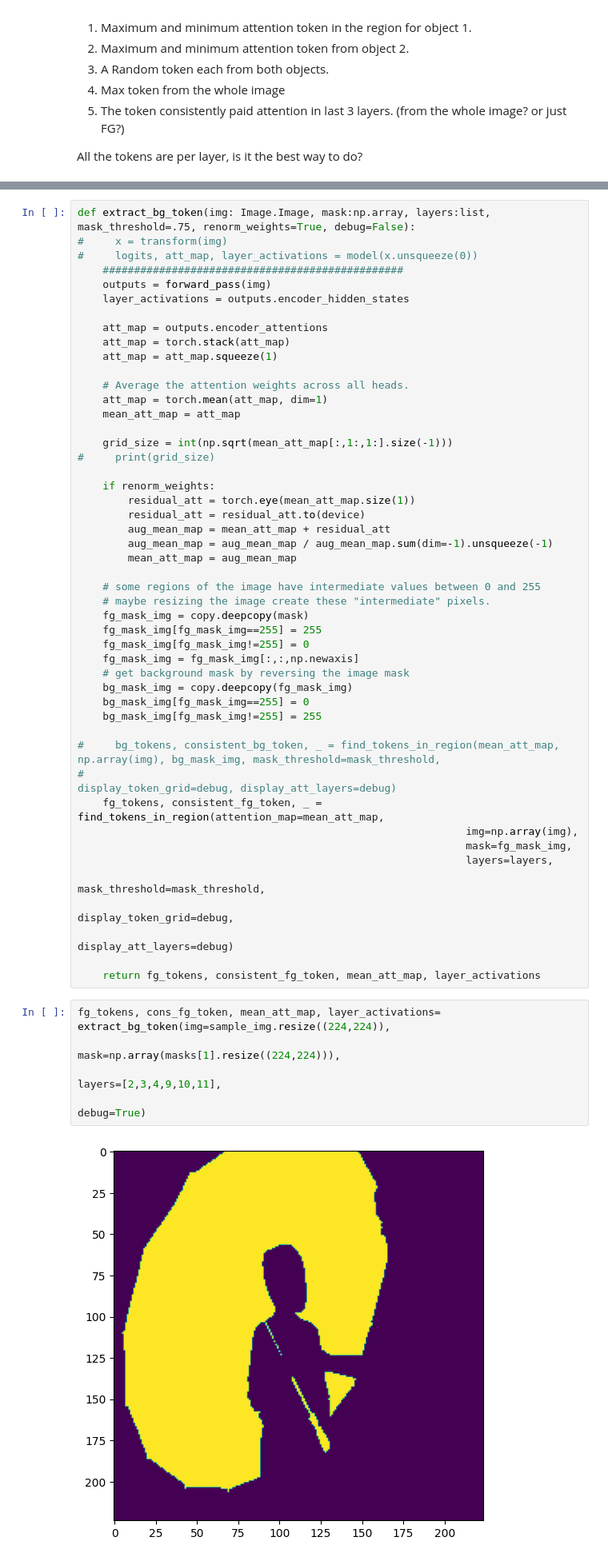
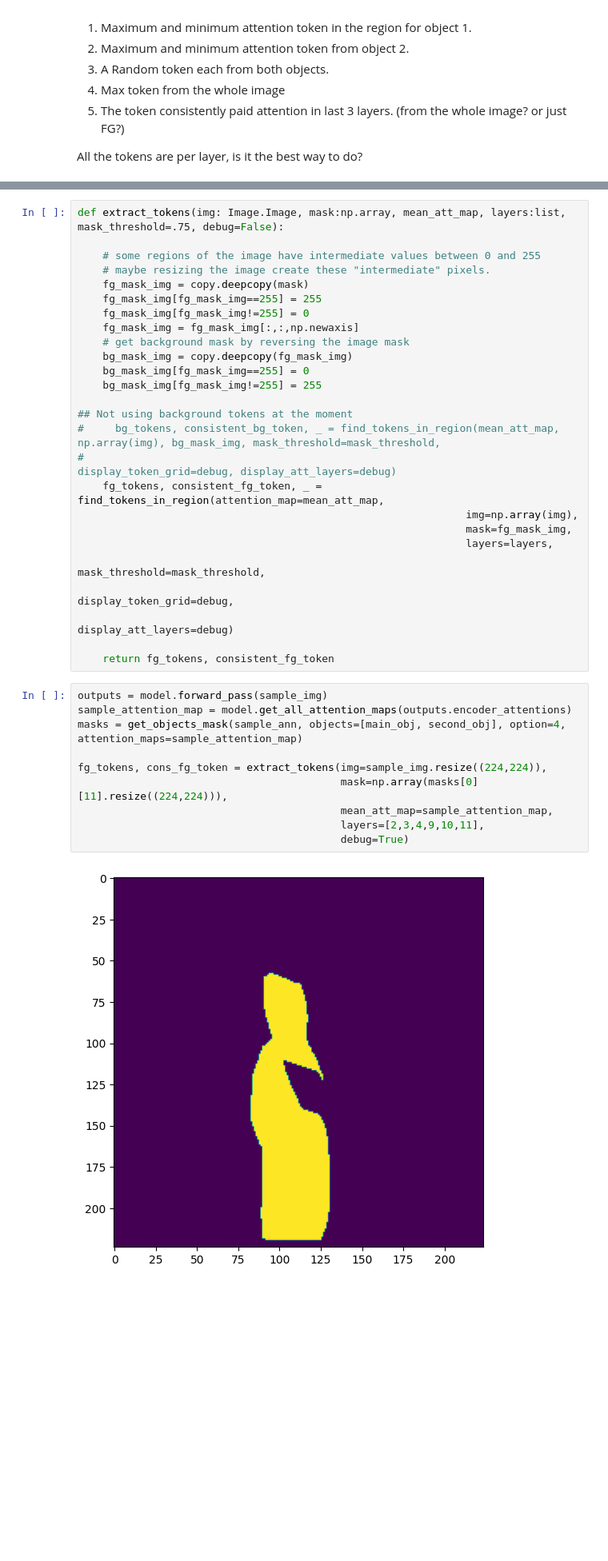
Before and after one commit to bodias/vision-transformers-analysis, a Jupyter notebook: sample_image_captioning/feature_extraction-captioning-VIT.ipynb, the cells around one changed output, grey strips where cells are left out. Shown at 80% size. Drawn from its saved outputs; the diff is of its cells as text; blank space fills up the shorter version.

Commit message:
Revisit and tested filtering and feature extraction pipeline, added description in README

```diff
--- a/sample_image_captioning/feature_extraction-captioning-VIT.ipynb
+++ b/sample_image_captioning/feature_extraction-captioning-VIT.ipynb
@@ -439,28 +401,5 @@ def find_tokens_in_region(attention_map:np.array,
 # %%
-def extract_bg_token(img: Image.Image, mask:np.array, layers:list, mask_threshold=.75, renorm_weights=True, debug=False):
-#     x = transform(img)
-#     logits, att_map, layer_activations = model(x.unsqueeze(0))
-    ################################################
-    outputs = forward_pass(img)
-    layer_activations = outputs.encoder_hidden_states
-
-    att_map = outputs.encoder_attentions
-    att_map = torch.stack(att_map)
-    att_map = att_map.squeeze(1)
-
-    # Average the attention weights across all heads.
-    att_map = torch.mean(att_map, dim=1)
-    mean_att_map = att_map
-
-    grid_size = int(np.sqrt(mean_att_map[:,1:,1:].size(-1)))
-#     print(grid_size)
-
-    if renorm_weights:
-        residual_att = torch.eye(mean_att_map.size(1))
-        residual_att = residual_att.to(device)
-        aug_mean_map = mean_att_map + residual_att
-        aug_mean_map = aug_mean_map / aug_mean_map.sum(dim=-1).unsqueeze(-1)
-        mean_att_map = aug_mean_map
+def extract_tokens(img: Image.Image, mask:np.array, mean_att_map, layers:list, mask_threshold=.75, debug=False):
 
     # some regions of the image have intermediate values between 0 and 255
     # maybe resizing the image create these "intermediate" pixels.
@@ -473,6 +412,7 @@ def extract_bg_token(img: Image.Image, mask:np.array, layers:list, mask_threshol
     bg_mask_img[fg_mask_img==255] = 0
     bg_mask_img[fg_mask_img!=255] = 255
 
+## Not using background tokens at the moment
 #     bg_tokens, consistent_bg_token, _ = find_tokens_in_region(mean_att_map, np.array(img), bg_mask_img, mask_threshold=mask_threshold,
 #                                                               display_token_grid=debug, display_att_layers=debug)
     fg_tokens, consistent_fg_token, _ = find_tokens_in_region(attention_map=mean_att_map,
@@ -483,11 +423,16 @@ def extract_bg_token(img: Image.Image, mask:np.array, layers:list, mask_threshol
                                                               display_token_grid=debug,
                                                               display_att_layers=debug)
 
-    return fg_tokens, consistent_fg_token, mean_att_map, layer_activations
+    return fg_tokens, consistent_fg_token
 # %%
-fg_tokens, cons_fg_token, mean_att_map, layer_activations= extract_bg_token(img=sample_img.resize((224,224)),
-                                                                            mask=np.array(masks[1].resize((224,224))),
-                                                                            layers=[2,3,4,9,10,11],
-                                                                            debug=True)
+outputs = model.forward_pass(sample_img)
+sample_attention_map = model.get_all_attention_maps(outputs.encoder_attentions)
+masks = get_objects_mask(sample_ann, objects=[main_obj, second_obj], option=4, attention_maps=sample_attention_map)
+
+fg_tokens, cons_fg_token = extract_tokens(img=sample_img.resize((224,224)),
+                                          mask=np.array(masks[0][11].resize((224,224))),
+                                          mean_att_map=sample_attention_map,
+                                          layers=[2,3,4,9,10,11],
+                                          debug=True)
 # %% [output]
-[figure, old version]
+[figure, new version]
```
Also changed, not shown: parts of 31 cells of this notebook, 5 other files.
